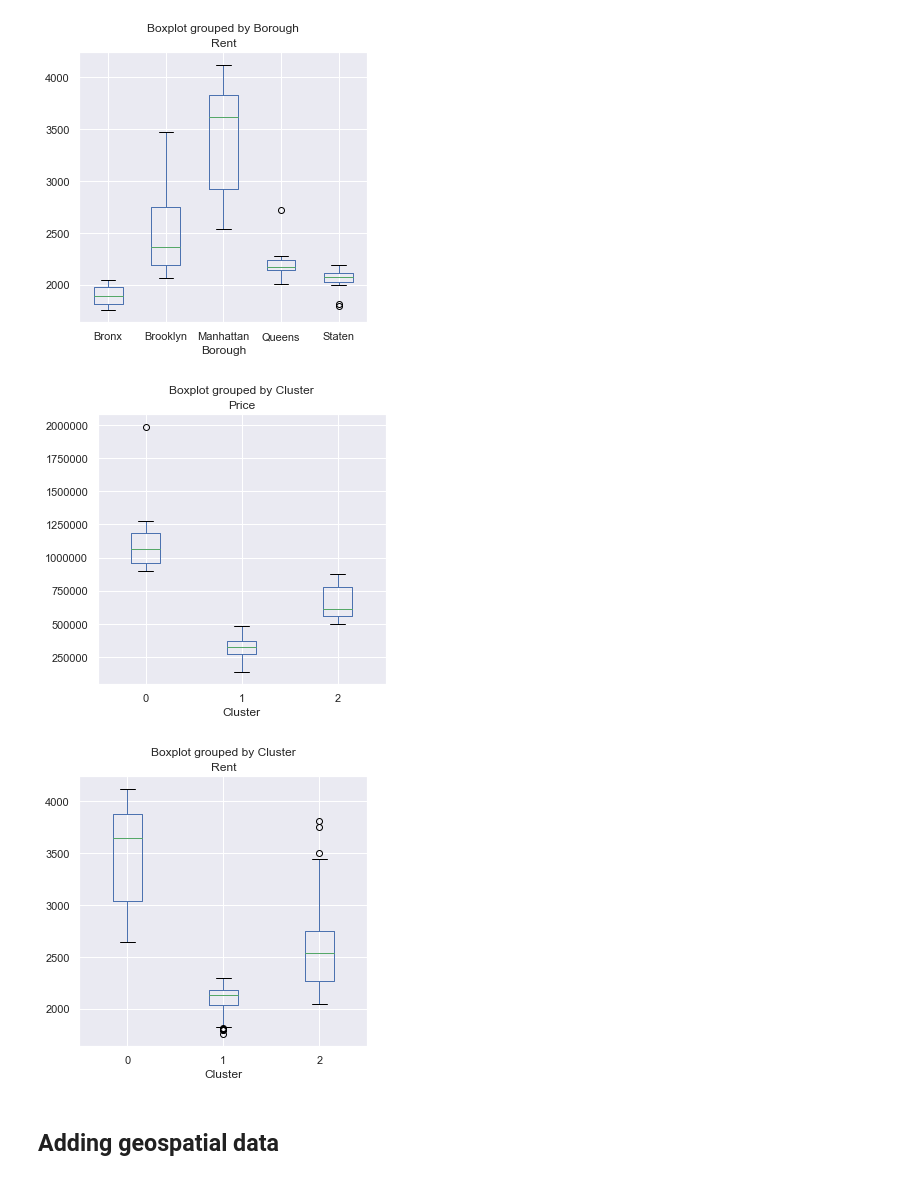
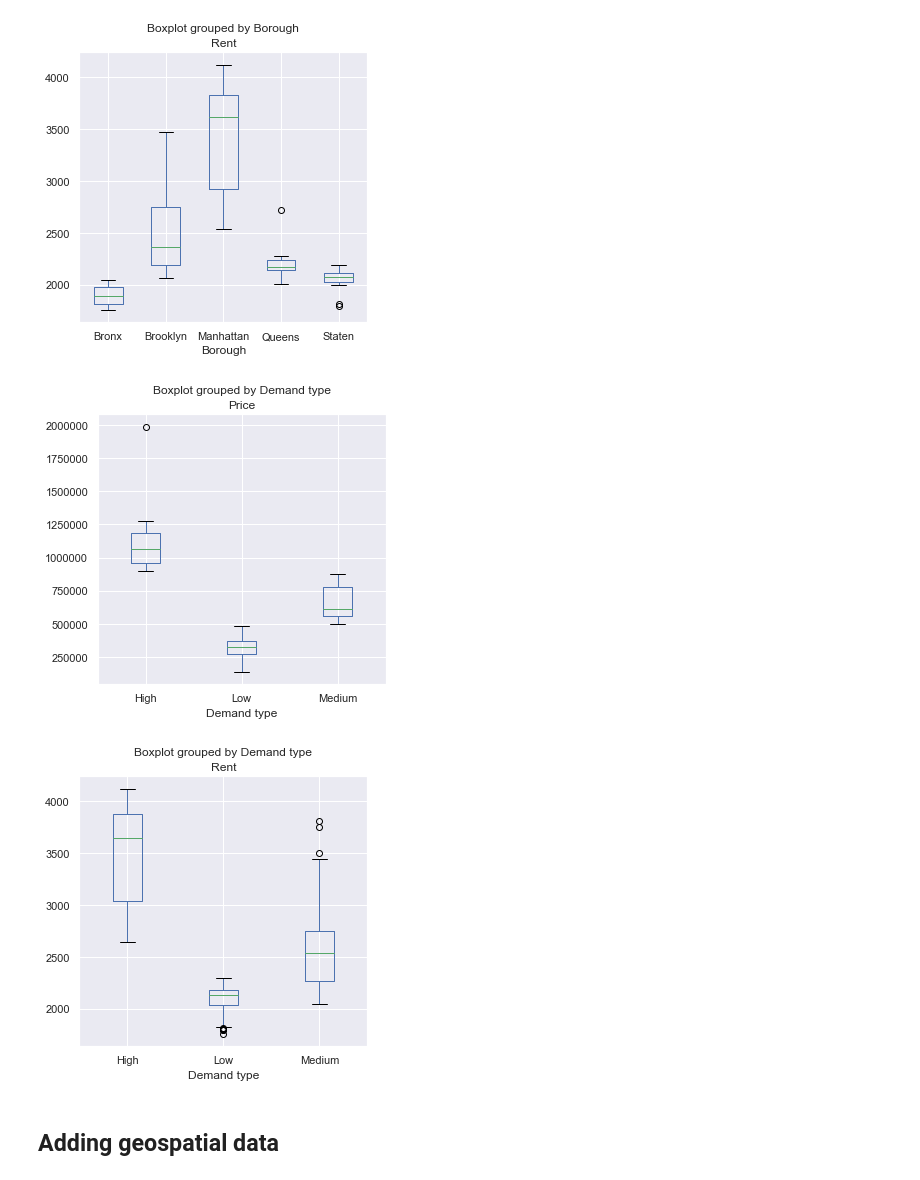
Before and after one commit to allaccountstaken/predicting_urban_home_values, a Jupyter notebook: Predicting Home Values Using Venues.ipynb, the cells around one changed output. Saved outputs shown, nothing was run; the diff lists cells and outputs as text; code cells hidden in the pictures.

Commit message:
map to Demand type and create new column in analysis dataset

```diff
--- a/Predicting Home Values Using Venues.ipynb
+++ b/Predicting Home Values Using Venues.ipynb
@@ -249,0 +232,4 @@ df_nyc_prices_rents.groupby('Cluster').count()
+# %%
+df_nyc_prices_rents["Cluster"] = labels
+df_nyc_prices_rents["Demand type"] = df_nyc_prices_rents["Cluster"].map({0 : "Low", 1 :"High", 2 : "Medium"})
+df_nyc_prices_rents.head()
@@ -258,15 +259,15 @@ plt.show()
 # %% [output]
 [figure]
 # %%
-df_nyc_prices_rents.boxplot(column='Price', by='Cluster', figsize=(5, 5), rot=0)
+df_nyc_prices_rents.boxplot(column='Price', by='Demand type', figsize=(5, 5), rot=0)
 plt.show()
 # %% [output]
-[figure, old version]
+[figure, new version]
 # %%
-df_nyc_prices_rents.boxplot(column='Rent', by='Cluster', figsize=(5, 5), rot=0)
+df_nyc_prices_rents.boxplot(column='Rent', by='Demand type', figsize=(5, 5), rot=0)
 plt.show()
 # %% [output]
-[figure, old version]
+[figure, new version]
 # %% [markdown]
 ## Adding geospatial data
 # %%
```
Also changed, not shown: parts of 8 cells of this notebook.
